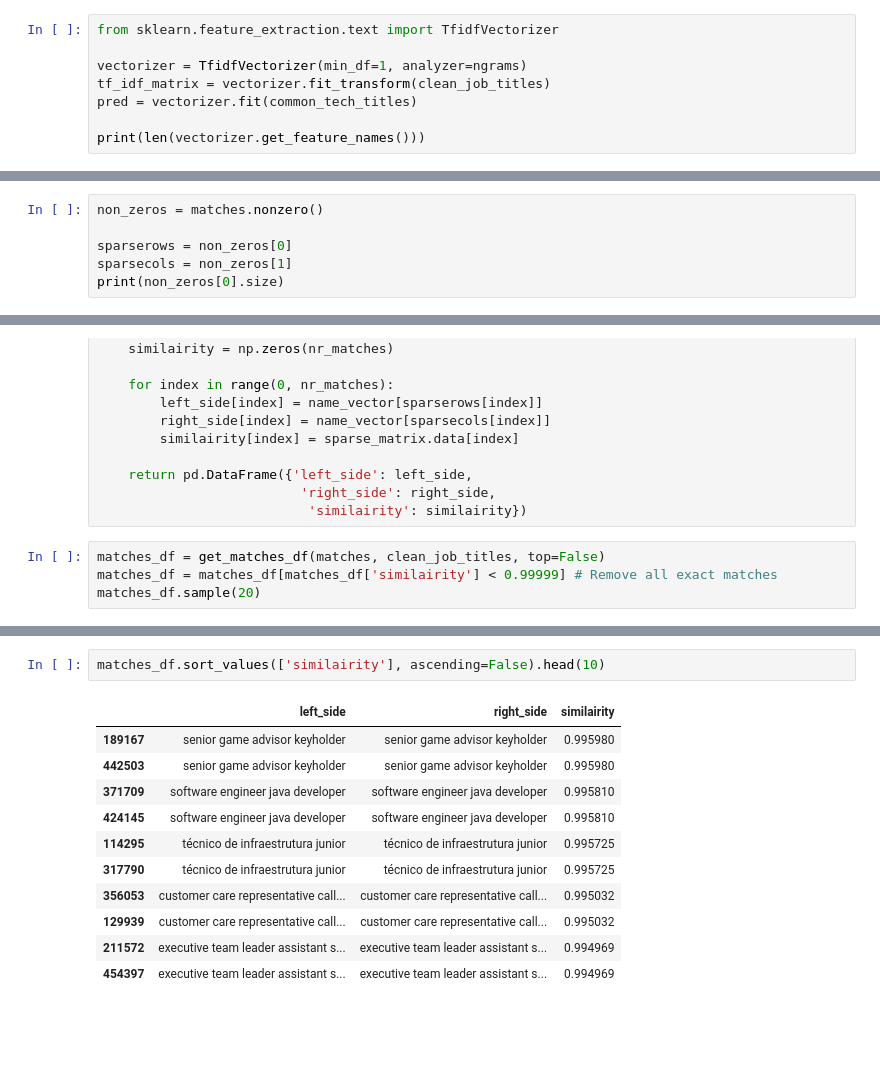
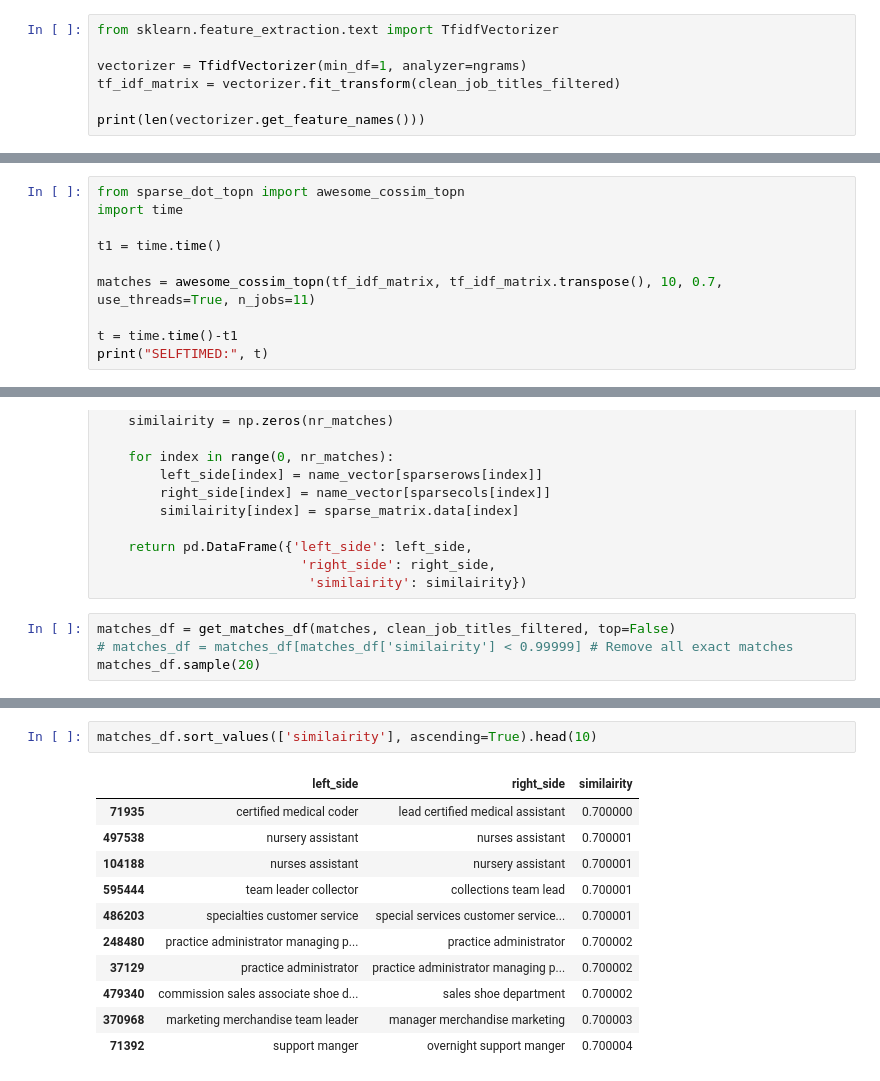
Before and after one commit to toadies/smu-ds-opinion-mining-co-reviews, a Jupyter notebook: notebooks/Section 2 - 2 - Job Titles - N-Gram and TFIDF.ipynb, the cells around one changed output, grey strips where cells are left out. Cells and saved outputs as stored; diff of their text form; blank space fills up the shorter version.

```diff
--- a/notebooks/Section 2 - 2 - Job Titles - N-Gram and TFIDF.ipynb
+++ b/notebooks/Section 2 - 2 - Job Titles - N-Gram and TFIDF.ipynb
@@ -62,8 +55,7 @@ All 3-grams in sales associate:
 from sklearn.feature_extraction.text import TfidfVectorizer
 
 vectorizer = TfidfVectorizer(min_df=1, analyzer=ngrams)
-tf_idf_matrix = vectorizer.fit_transform(clean_job_titles)
-pred = vectorizer.fit(common_tech_titles)
+tf_idf_matrix = vectorizer.fit_transform(clean_job_titles_filtered)
 
 print(len(vectorizer.get_feature_names()))
 # %% [output]
@@ -112,6 +118,0 @@ SELFTIMED: 18.85239601135254
-# %%
-non_zeros = matches.nonzero()
-
-sparserows = non_zeros[0]
-sparsecols = non_zeros[1]
-print(non_zeros[0].size)
@@ -119,0 +119,10 @@ print(non_zeros[0].size)
+# %%
+from sparse_dot_topn import awesome_cossim_topn
+import time
+
+t1 = time.time()
+
+matches = awesome_cossim_topn(tf_idf_matrix, tf_idf_matrix.transpose(), 10, 0.7, use_threads=True, n_jobs=11)
+
+t = time.time()-t1
+print("SELFTIMED:", t)
@@ -142,8 +153,8 @@ def get_matches_df(sparse_matrix, name_vector, top=100):
                           'right_side': right_side,
                            'similairity': similairity})
 # %%
-matches_df = get_matches_df(matches, clean_job_titles, top=False)
-matches_df = matches_df[matches_df['similairity'] < 0.99999] # Remove all exact matches
+matches_df = get_matches_df(matches, clean_job_titles_filtered, top=False)
+# matches_df = matches_df[matches_df['similairity'] < 0.99999] # Remove all exact matches
 matches_df.sample(20)
 # %% [output]
 |  | left_side | right_side | similairity |
@@ -166,15 +177,15 @@ matches_df.sample(20)
 # %%
-matches_df.sort_values(['similairity'], ascending=False).head(10)
+matches_df.sort_values(['similairity'], ascending=True).head(10)
 # %% [output]
 |  | left_side | right_side | similairity |
-| 189167 | senior game advisor keyholder | senior game advisor keyholder | 0.995980 |
-| 442503 | senior game advisor keyholder | senior game advisor keyholder | 0.995980 |
-| 371709 | software engineer java developer | software engineer java developer | 0.995810 |
-| 424145 | software engineer java developer | software engineer java developer | 0.995810 |
-| 114295 | técnico de infraestrutura junior | técnico de infraestrutura junior | 0.995725 |
-| 317790 | técnico de infraestrutura junior | técnico de infraestrutura junior | 0.995725 |
-| 356053 | customer care representative call... | customer care representative call... | 0.995032 |
-| 129939 | customer care representative call... | customer care representative call... | 0.995032 |
-| 211572 | executive team leader assistant s... | executive team leader assistant s... | 0.994969 |
-| 454397 | executive team leader assistant s... | executive team leader assistant s... | 0.994969 |
+| 71935 | certified medical coder | lead certified medical assistant | 0.700000 |
+| 497538 | nursery assistant | nurses assistant | 0.700001 |
+| 104188 | nurses assistant | nursery assistant | 0.700001 |
+| 595444 | team leader collector | collections team lead | 0.700001 |
+| 486203 | specialties customer service | special services customer service... | 0.700001 |
+| 248480 | practice administrator managing p... | practice administrator | 0.700002 |
+| 37129 | practice administrator | practice administrator managing p... | 0.700002 |
+| 479340 | commission sales associate shoe d... | sales shoe department | 0.700002 |
+| 370968 | marketing merchandise team leader | manager merchandise marketing | 0.700003 |
+| 71392 | support manger | overnight support manger | 0.700004 |
 # %%
```
Also changed, not shown: parts of 29 cells of this notebook, 3 other files.
